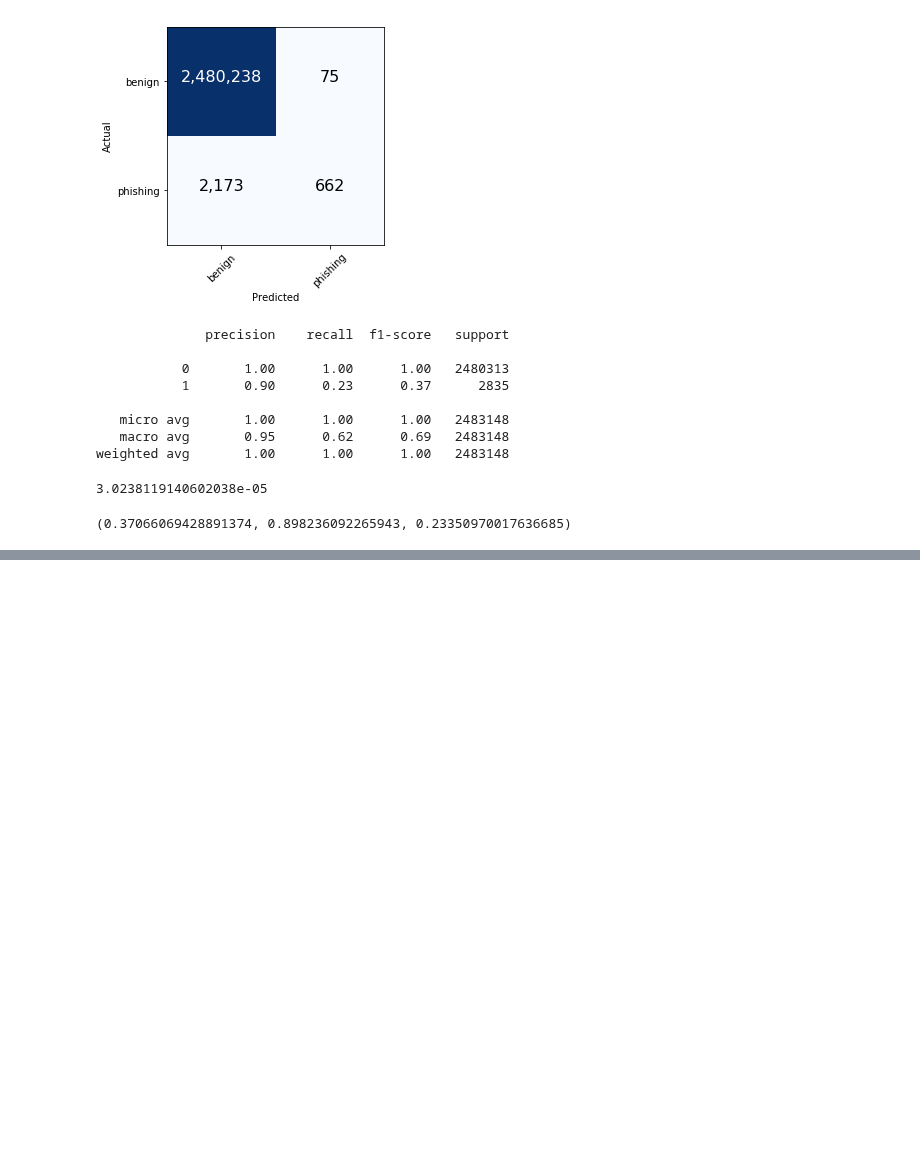
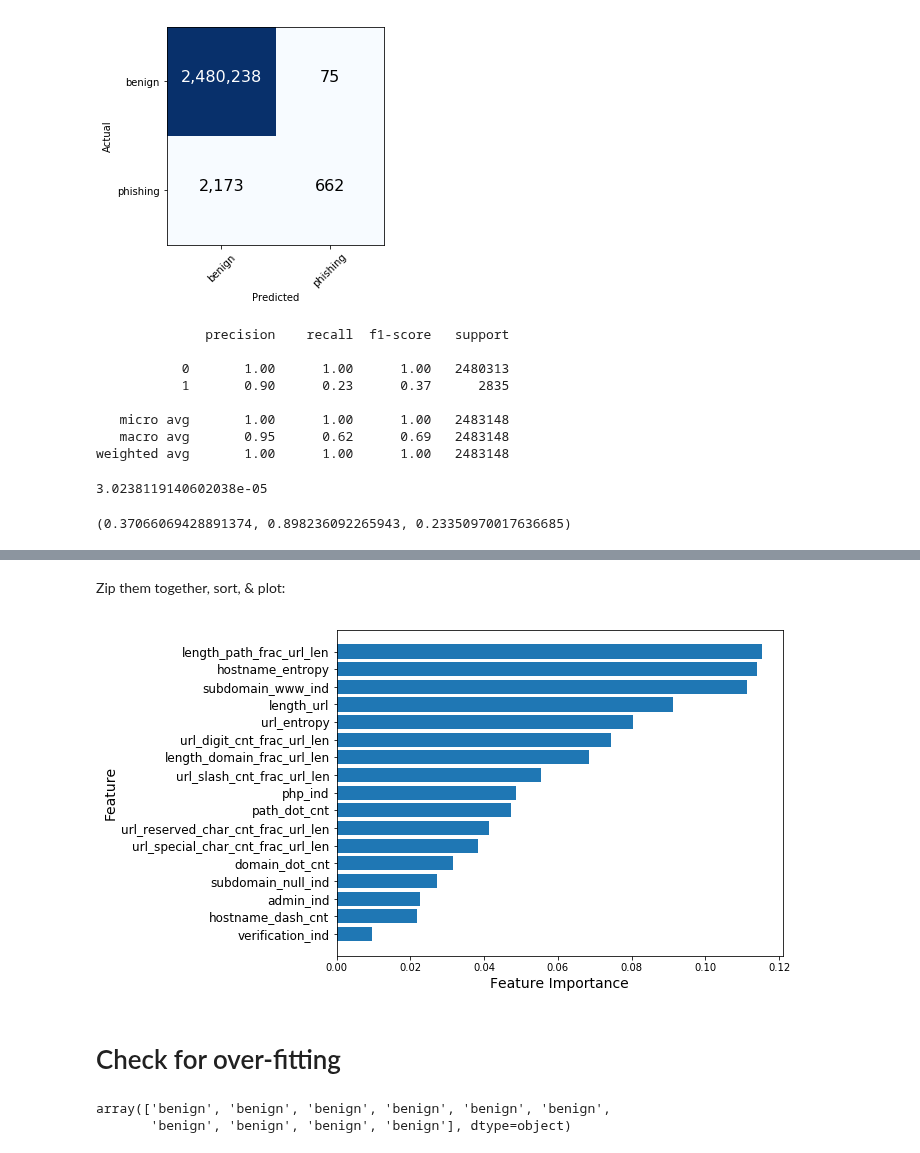
Before and after one commit to kbfreder/phishing-urls, a Jupyter notebook: notebooks/06-model_eval.ipynb, the cells around one changed output, grey strips where cells are left out. Cells and saved outputs as stored; diff of their text form; code cells hidden in the pictures; blank space fills up the shorter version.

```diff
--- a/notebooks/06-model_eval.ipynb
+++ b/notebooks/06-model_eval.ipynb
@@ -182,0 +190,2 @@ f1, precision, recall
+# %%
+model = joblib.load('../models/rf_model')
@@ -182,0 +196,3 @@ f1, precision, recall
+# %%
+trx_list = model.steps[0][1].transformer_list
+features = [x[0] for x in trx_list]
@@ -182,0 +201,3 @@ f1, precision, recall
+# %%
+clf = model.steps[1][1]
+clf
@@ -182,0 +212,19 @@ f1, precision, recall
+# %% [markdown]
+Zip them together, sort, & plot:
+# %%
+ft_imp_list = list(zip(features, clf.feature_importances_))
+# %%
+ft_imp_list.sort(key=lambda x: x[1])
+ns = range(len(ft_imp_list))
+labels = [x[0] for x in ft_imp_list]
+data = [x[1] for x in ft_imp_list]
+
+plt.figure(figsize=(8, 6))
+plt.barh(ns, data)
+plt.ylabel('Feature', fontsize=14)
+plt.yticks(ns, labels, fontsize=12)
+plt.xlabel('Feature Importance', fontsize=14);
+# %% [output]
+[figure, added]
+# %% [markdown]
+# Check for over-fitting
@@ -182,0 +233,5 @@ f1, precision, recall
+# %%
+y_pred_train[:10]
+# %% [output]
+array(['benign', 'benign', 'benign', 'benign', 'benign', 'benign',
+       'benign', 'benign', 'benign', 'benign'], dtype=object)
```
Also changed, not shown: parts of 20 cells of this notebook, 6 other files.
